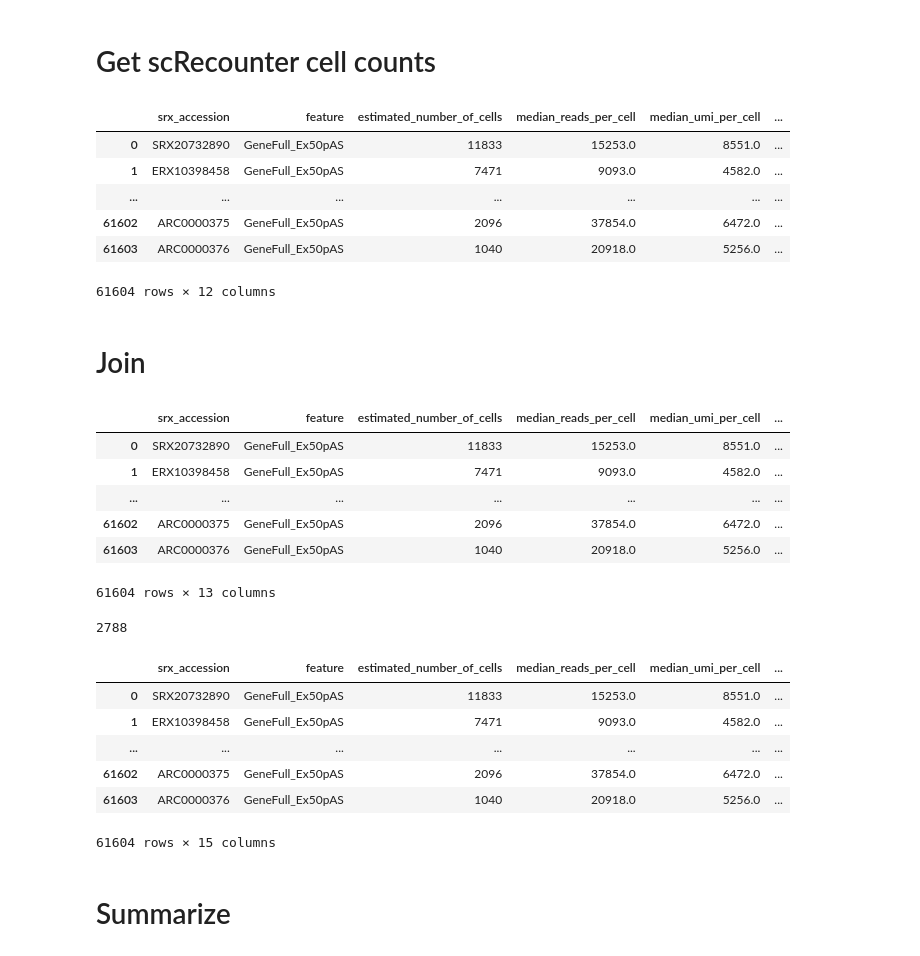
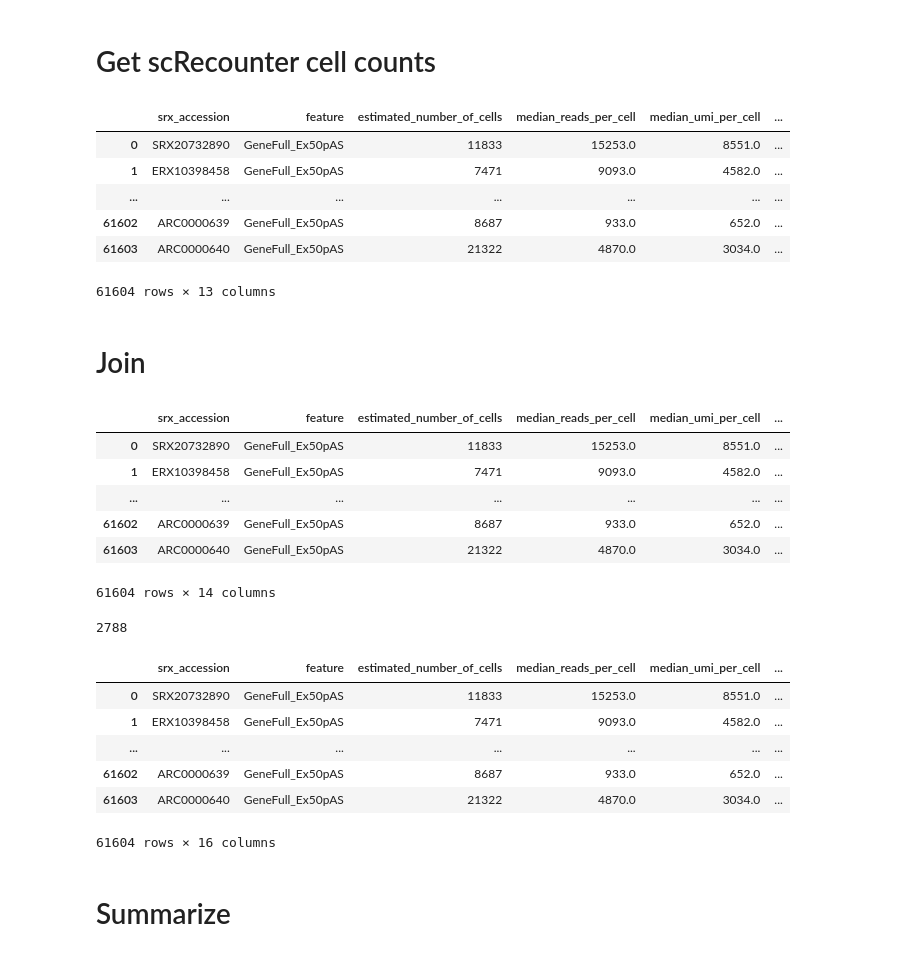
Before and after one commit to ArcInstitute/scBaseCount_analysis, a Jupyter notebook: notebooks/sra_cells-by-time.ipynb, the cells around one changed output. Drawn from its saved outputs; the diff is of its cells as text; code cells hidden in the pictures.

```diff
--- a/notebooks/sra_cells-by-time.ipynb
+++ b/notebooks/sra_cells-by-time.ipynb
@@ -157,36 +153,37 @@ def get_screcounter_star_results(
         .select(
             star_table.sample.as_('srx_accession'),
             star_table.feature,
             star_table.estimated_number_of_cells,
             star_table.median_reads_per_cell,
             star_table.median_umi_per_cell,
             star_table.median_feature_per_cell,
+            star_table.number_of_reads,
             meta_table.lib_prep,
             meta_table.tech_10x,
             meta_table.organism,
             meta_table.tissue,
             meta_table.tissue_ontology_term_id,
             meta_table.cell_prep
         )
         .where(
             fn.Lower(star_table.feature) == feature.lower()
         )
     )
 
     # Execute query and return as DataFrame
     return pd.read_sql_query(str(main_query), conn)
 
 with db_connect() as conn:
     df_cells = get_screcounter_star_results(conn, feature="GeneFull_Ex50pAS")
 df_cells
 # %% [output]
 |  | srx_accession | feature | estimated_number_of_cells | median_reads_per_cell | median_umi_per_cell | ... |
 | 0 | SRX20732890 | GeneFull_Ex50pAS | 11833 | 15253.0 | 8551.0 | ... |
 | 1 | ERX10398458 | GeneFull_Ex50pAS | 7471 | 9093.0 | 4582.0 | ... |
 | ... | ... | ... | ... | ... | ... | ... |
-| 61602 | ARC0000375 | GeneFull_Ex50pAS | 2096 | 37854.0 | 6472.0 | ... |
-| 61603 | ARC0000376 | GeneFull_Ex50pAS | 1040 | 20918.0 | 5256.0 | ... |
+| 61602 | ARC0000639 | GeneFull_Ex50pAS | 8687 | 933.0 | 652.0 | ... |
+| 61603 | ARC0000640 | GeneFull_Ex50pAS | 21322 | 4870.0 | 3034.0 | ... |
-61604 rows × 12 columns
+61604 rows × 13 columns
 # %% [markdown]
 # Join
 # %%
@@ -198,9 +195,9 @@ df_cells
 | 0 | SRX20732890 | GeneFull_Ex50pAS | 11833 | 15253.0 | 8551.0 | ... |
 | 1 | ERX10398458 | GeneFull_Ex50pAS | 7471 | 9093.0 | 4582.0 | ... |
 | ... | ... | ... | ... | ... | ... | ... |
-| 61602 | ARC0000375 | GeneFull_Ex50pAS | 2096 | 37854.0 | 6472.0 | ... |
-| 61603 | ARC0000376 | GeneFull_Ex50pAS | 1040 | 20918.0 | 5256.0 | ... |
+| 61602 | ARC0000639 | GeneFull_Ex50pAS | 8687 | 933.0 | 652.0 | ... |
+| 61603 | ARC0000640 | GeneFull_Ex50pAS | 21322 | 4870.0 | 3034.0 | ... |
-61604 rows × 13 columns
+61604 rows × 14 columns
 # %%
 # missing release_date
 df_cells["release_date"].isna().sum()
@@ -223,9 +220,9 @@ df_cells
 | 0 | SRX20732890 | GeneFull_Ex50pAS | 11833 | 15253.0 | 8551.0 | ... |
 | 1 | ERX10398458 | GeneFull_Ex50pAS | 7471 | 9093.0 | 4582.0 | ... |
 | ... | ... | ... | ... | ... | ... | ... |
-| 61602 | ARC0000375 | GeneFull_Ex50pAS | 2096 | 37854.0 | 6472.0 | ... |
-| 61603 | ARC0000376 | GeneFull_Ex50pAS | 1040 | 20918.0 | 5256.0 | ... |
+| 61602 | ARC0000639 | GeneFull_Ex50pAS | 8687 | 933.0 | 652.0 | ... |
+| 61603 | ARC0000640 | GeneFull_Ex50pAS | 21322 | 4870.0 | 3034.0 | ... |
-61604 rows × 15 columns
+61604 rows × 16 columns
 # %% [markdown]
 # Summarize
 # %% [markdown]
```
Also changed, not shown: parts of 31 cells of this notebook.
